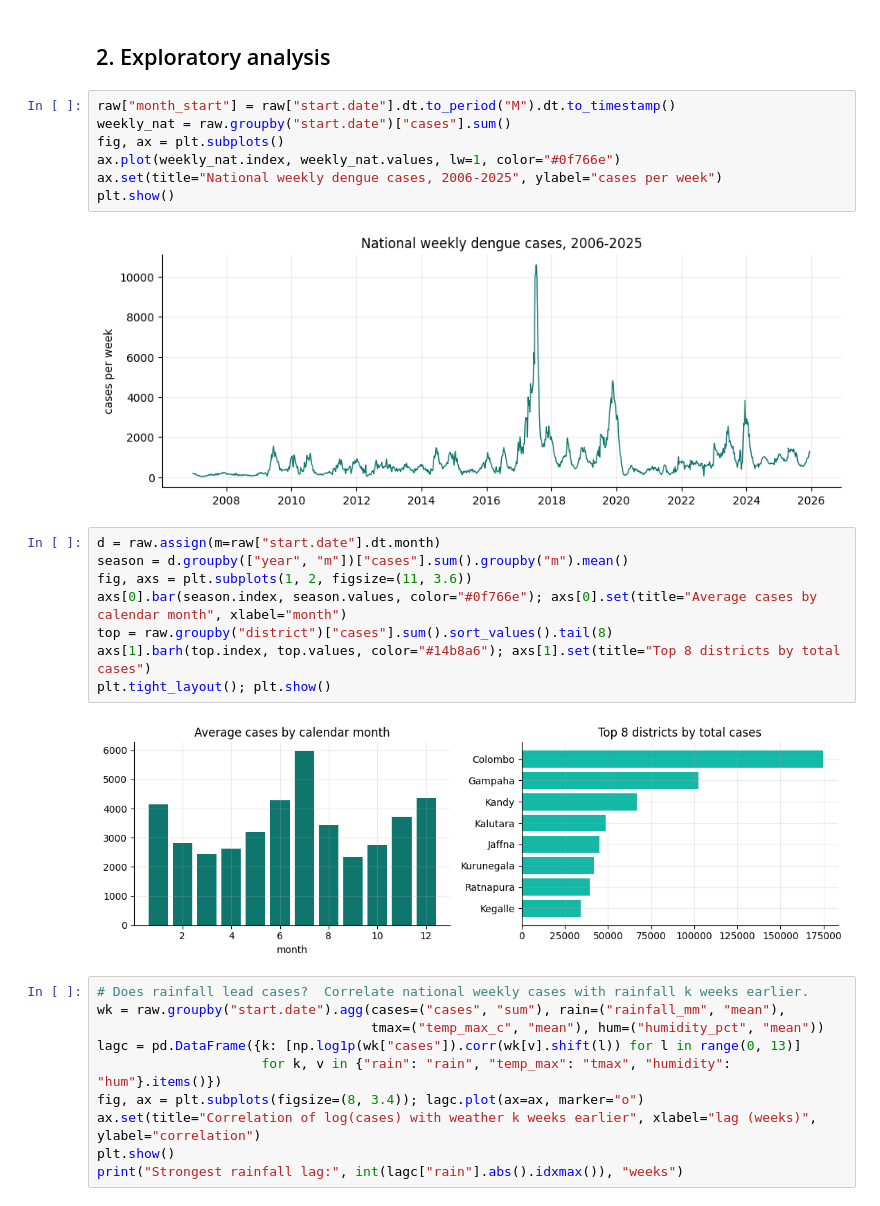
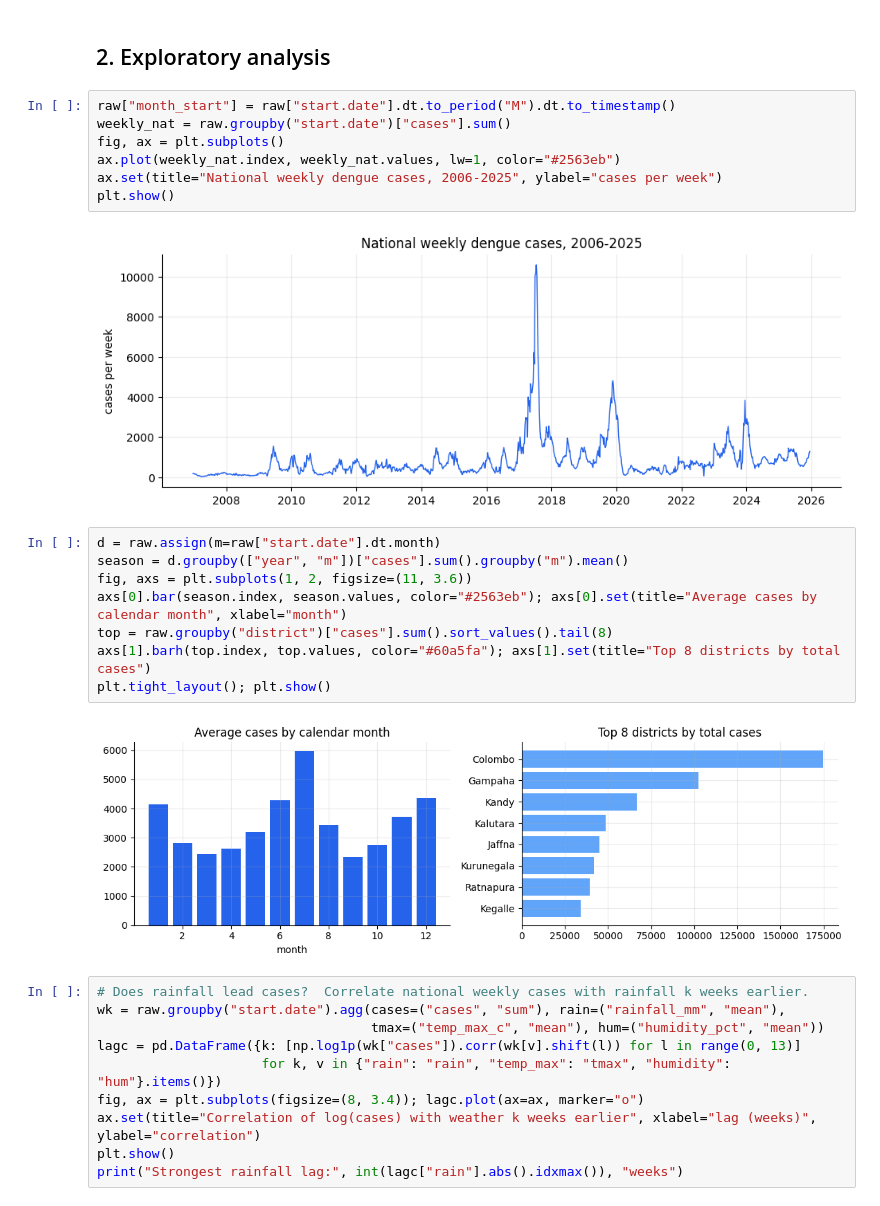
Before and after one commit to BhashithaSamarasinghe/dengue-ensemble-dashboard, a Jupyter notebook: notebooks/dengue_ensemble.ipynb, the cells around one changed output. Saved outputs shown, nothing was run; the diff lists cells and outputs as text.

```diff
--- a/notebooks/dengue_ensemble.ipynb
+++ b/notebooks/dengue_ensemble.ipynb
@@ -103,21 +103,21 @@ Negative cases     : 0 | zero-case weeks: 13.0%
 raw["month_start"] = raw["start.date"].dt.to_period("M").dt.to_timestamp()
 weekly_nat = raw.groupby("start.date")["cases"].sum()
 fig, ax = plt.subplots()
-ax.plot(weekly_nat.index, weekly_nat.values, lw=1, color="#0f766e")
+ax.plot(weekly_nat.index, weekly_nat.values, lw=1, color="#2563eb")
 ax.set(title="National weekly dengue cases, 2006-2025", ylabel="cases per week")
 plt.show()
 # %% [output]
-[figure, old version]
+[figure, new version]
 # %%
 d = raw.assign(m=raw["start.date"].dt.month)
 season = d.groupby(["year", "m"])["cases"].sum().groupby("m").mean()
 fig, axs = plt.subplots(1, 2, figsize=(11, 3.6))
-axs[0].bar(season.index, season.values, color="#0f766e"); axs[0].set(title="Average cases by calendar month", xlabel="month")
+axs[0].bar(season.index, season.values, color="#2563eb"); axs[0].set(title="Average cases by calendar month", xlabel="month")
 top = raw.groupby("district")["cases"].sum().sort_values().tail(8)
-axs[1].barh(top.index, top.values, color="#14b8a6"); axs[1].set(title="Top 8 districts by total cases")
+axs[1].barh(top.index, top.values, color="#60a5fa"); axs[1].set(title="Top 8 districts by total cases")
 plt.tight_layout(); plt.show()
 # %% [output]
-[figure, old version]
+[figure, new version]
 # %%
 # Does rainfall lead cases?  Correlate national weekly cases with rainfall k weeks earlier.
 wk = raw.groupby("start.date").agg(cases=("cases", "sum"), rain=("rainfall_mm", "mean"),
```
Also changed, not shown: parts of 19 cells of this notebook, 10 other files.
